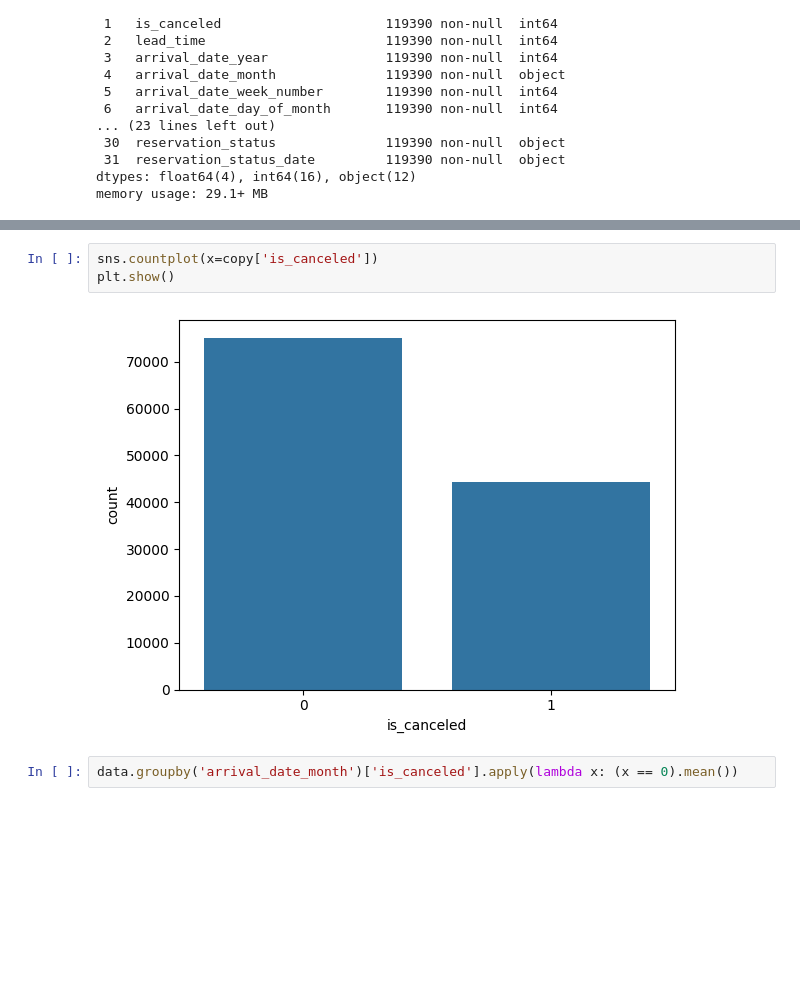
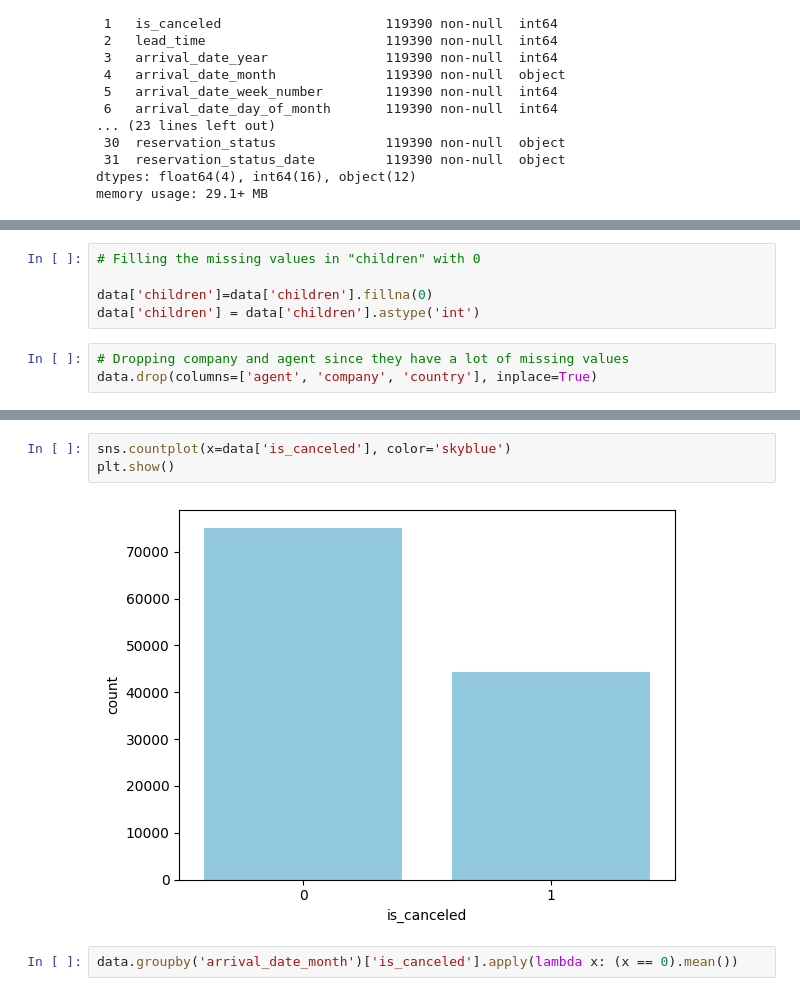
Before and after one commit to Bhagya-Ram-7/hotel_cancelation_prediction, a Jupyter notebook: predictive.ipynb, the cells around one changed output, grey strips where cells are left out. Drawn from its saved outputs; the diff is of its cells as text; blank space fills up the shorter version.

```diff
--- a/predictive.ipynb
+++ b/predictive.ipynb
@@ -105,0 +81,8 @@ numpy.int32
+# %%
+# Filling the missing values in "children" with 0
+
+data['children']=data['children'].fillna(0)
+data['children'] = data['children'].astype('int')
+# %%
+# Dropping company and agent since they have a lot of missing values
+data.drop(columns=['agent', 'company', 'country'], inplace=True)
@@ -106,8 +158,8 @@ numpy.int32
 # %%
-sns.countplot(x=copy['is_canceled'])
+sns.countplot(x=data['is_canceled'], color='skyblue')
 plt.show()
 # %% [output]
-[figure, old version]
+[figure, new version]
 # %%
 data.groupby('arrival_date_month')['is_canceled'].apply(lambda x: (x == 0).mean())
 # %% [output]
```
Also changed, not shown: parts of 14 cells of this notebook.
